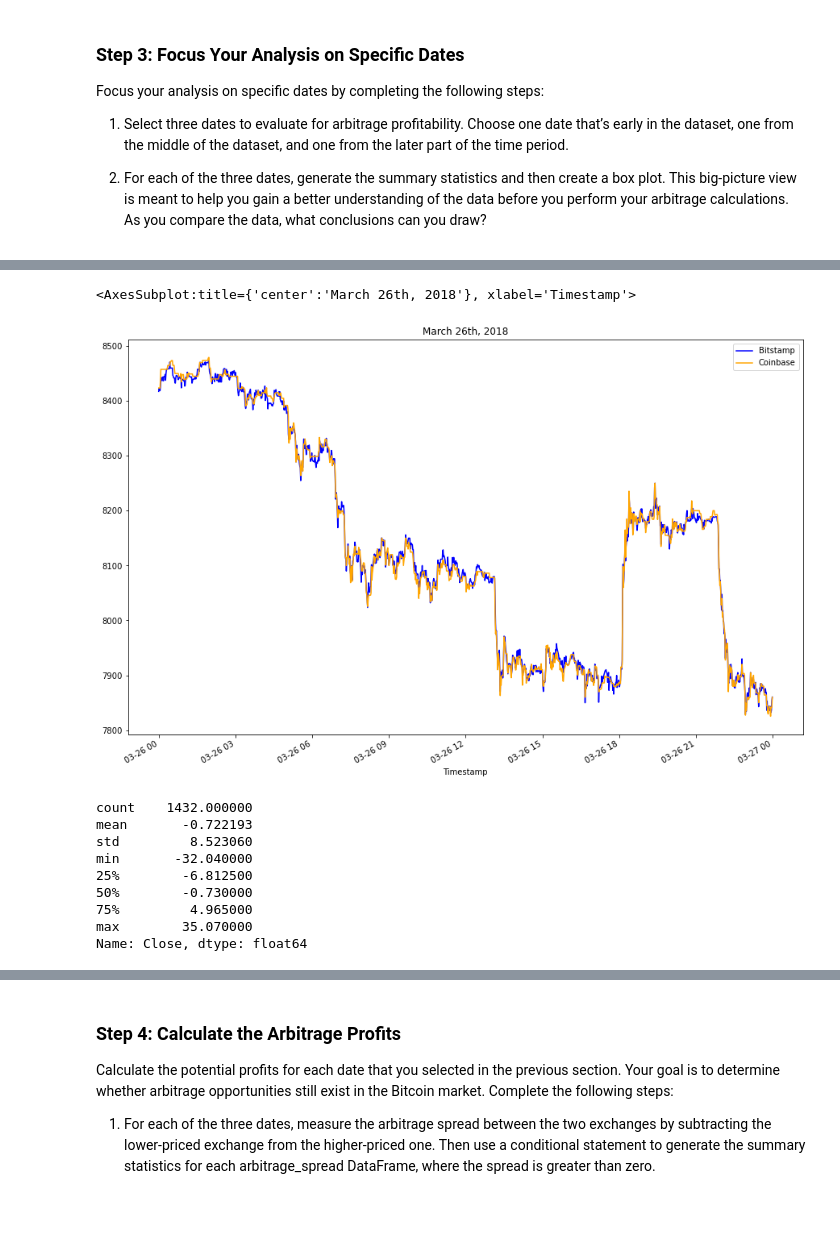
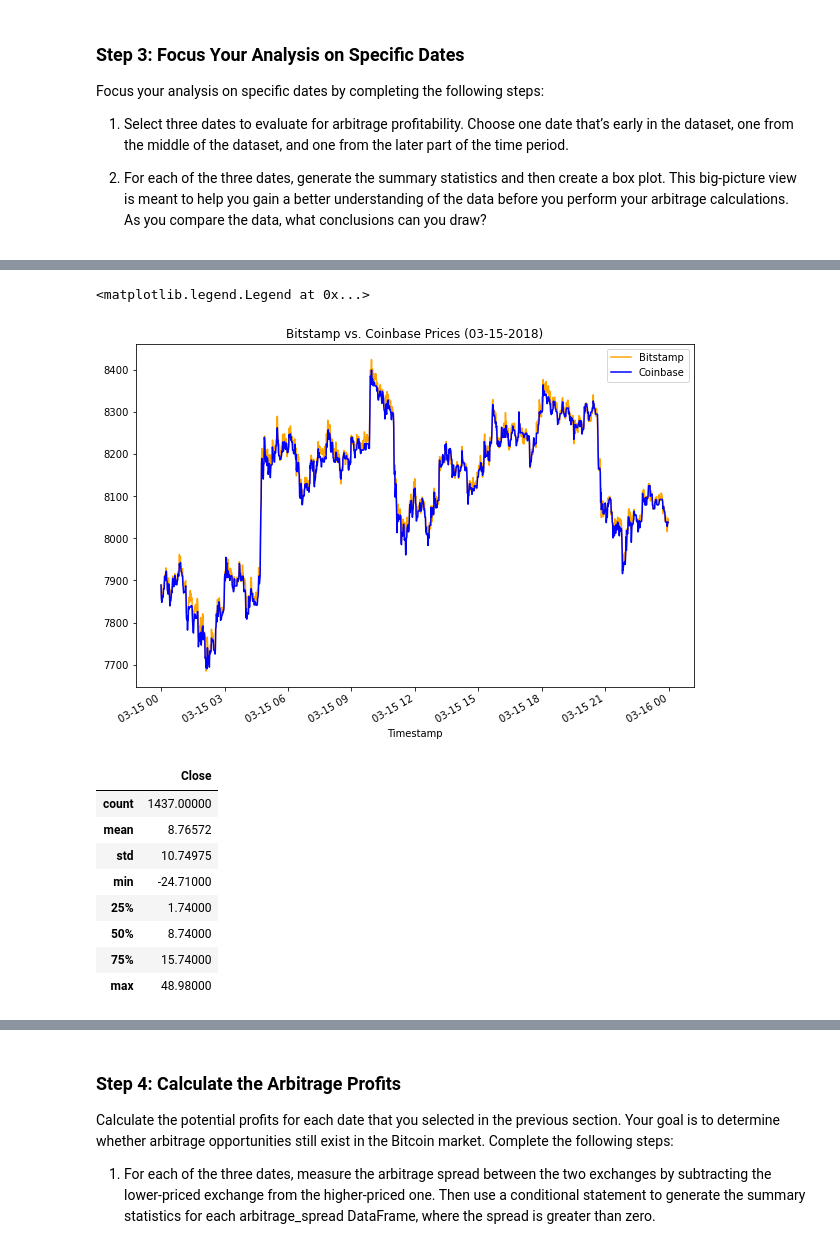
Before and after one commit to mwoj123/Module_3_Challenge, a Jupyter notebook: crypto_arbitrage.ipynb, the cells around one changed output, grey strips where cells are left out. Saved outputs shown, nothing was run; the diff lists cells and outputs as text; code cells hidden in the pictures; blank space fills up the shorter version.

```diff
--- a/crypto_arbitrage.ipynb
+++ b/crypto_arbitrage.ipynb
@@ -378,26 +383,29 @@ Name: Close, dtype: float64
 # %%
 # Create an overlay plot that visualizes the two dataframes over a period of one day from late in the dataset.
 # Be sure that the plots include the parameters `legend`, `figsize`, `title`, `color` and `label`
-# YOUR CODE HERE
+ax = bitstamp_sliced.loc['2018-03-15'].plot(figsize=(10,7), title = 'Bitstamp vs. Coinbase Prices (03-15-2018)', color ='orange')
+coinbase_sliced.loc['2018-03-15'].plot(ax=ax, color='blue')
+
+ax.legend(['Bitstamp', 'Coinbase'])
 # %% [output]
-<AxesSubplot:title={'center':'March 26th, 2018'}, xlabel='Timestamp'>
+<matplotlib.legend.Legend at 0x...>
-[figure, old version]
+[figure, new version]
 # %%
 # Using the date from the late that you have selected, calculate the arbitrage spread
 # by subtracting the bitstamp lower closing prices from the coinbase higher closing prices
-arbitrage_spread_late = # YOUR CODE HERE
+arbitrage_spread_late = bitstamp_sliced.loc['2018-03-15'] - coinbase_sliced.loc['2018-03-15']
 
 # Generate summary statistics for the late DataFrame
-# YOUR CODE HERE
+arbitrage_spread_late.describe()
 # %% [output]
-count    1432.000000
-mean       -0.722193
-std         8.523060
-min       -32.040000
-25%        -6.812500
-50%        -0.730000
-75%         4.965000
-max        35.070000
-Name: Close, dtype: float64
+|  | Close |
+| count | 1437.00000 |
+| mean | 8.76572 |
+| std | 10.74975 |
+| min | -24.71000 |
+| 25% | 1.74000 |
+| 50% | 8.74000 |
+| 75% | 15.74000 |
+| max | 48.98000 |
 # %%
 # Visualize the arbitrage spread from late in the dataset in a box plot
```
Also changed, not shown: parts of 10 cells of this notebook.
